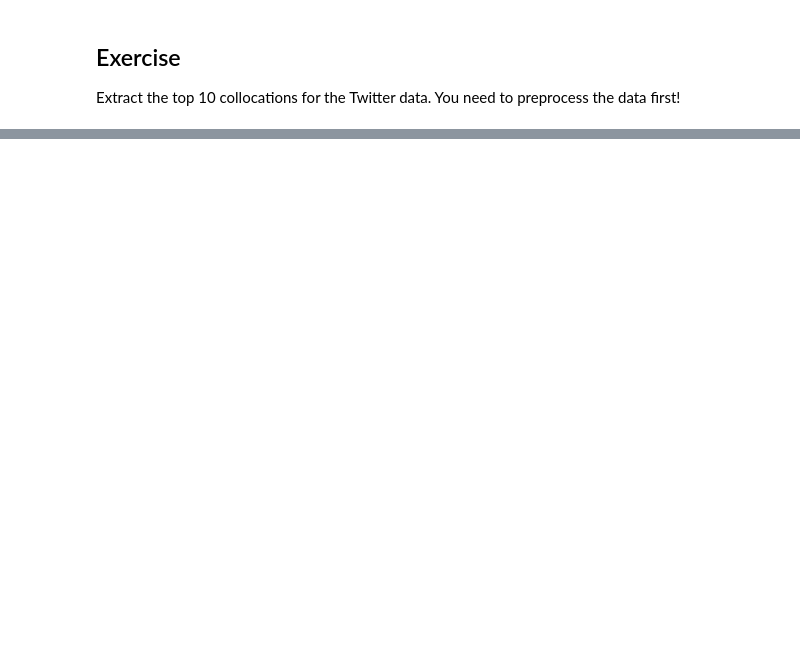
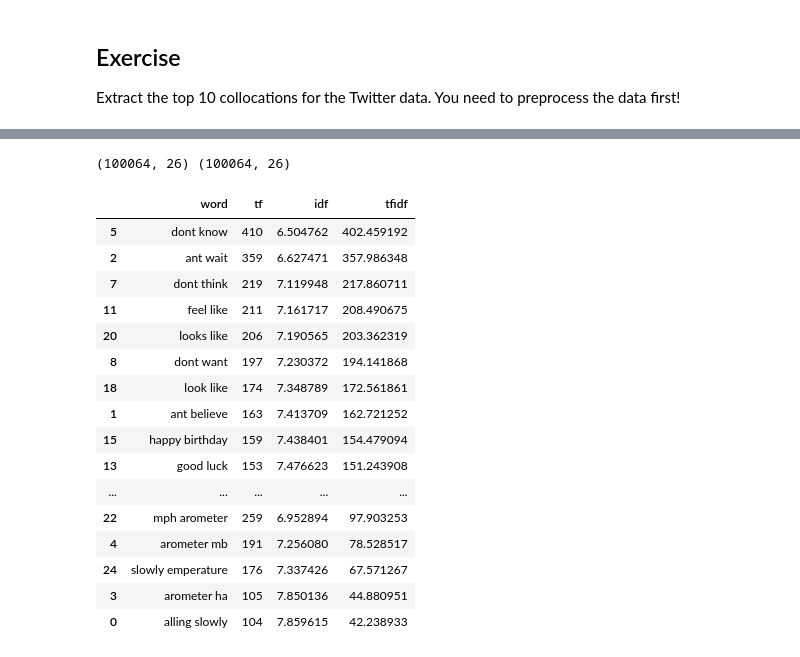
Before and after one commit to AzzaAbdelGhani/Natural_Language_Processing, a Jupyter notebook: Labs/3_Information_Retrieval.ipynb, the cells around one changed output, grey strips where cells are left out. Saved outputs shown, nothing was run; the diff lists cells and outputs as text; code cells hidden in the pictures; blank space fills up the shorter version.

```diff
--- a/Labs/3_Information_Retrieval.ipynb
+++ b/Labs/3_Information_Retrieval.ipynb
@@ -65,0 +98,5 @@ tweets = [line.strip() for line in open('tweets_en.txt', encoding='utf8')]
+# %%
+# your code here
+user_names_pattern = re.compile('@[A-Za-z0-9\.-_]+')
+user_tweets = [re.sub(user_names_pattern, '@USER', tweet) for tweet in tweets[:20]]
+user_tweets
@@ -69,0 +149,3 @@ Now, write a RegEx to extract all user names from the tweets
+# %%
+tweet = " Hi @azza"
+re.findall(user_names_pattern,tweet)
@@ -75,0 +158,10 @@ Write a RegEx to search for all hashtags containing the word `good` in them.
+# %%
+# your code here
+
+list_hash = []
+good_hashtag = re.compile('#[\w]*[Gg][Oo][Oo][Dd][\w]*')
+
+for tweet in tweets:
+  found = re.findall(good_hashtag,tweet)
+  if found:
+    print(found)
@@ -159,0 +515,38 @@ Extract the top 10 collocations for the Twitter data. You need to preprocess the
+# %%
+tfidf_vectorizer = TfidfVectorizer(analyzer='word',
+                                   min_df=0.001,
+                                   max_df=0.75,
+                                   stop_words='english',
+                                   sublinear_tf=True,
+                                   ngram_range = (2,2)
+                                   )
+X = tfidf_vectorizer.fit_transform(cleaned_tweets)
+vectorizer = CountVectorizer(analyzer='word', min_df=0.001, max_df=0.75, stop_words='english', ngram_range = (2,2))
+X2 = vectorizer.fit_transform(cleaned_tweets)
+print(X.shape ,X2.shape)
+df = pd.DataFrame(data={'word': vectorizer.get_feature_names(),
+                        'tf': X2.sum(axis=0).A1,
+                        'idf': tfidf_vectorizer.idf_,
+                        'tfidf': X.sum(axis=0).A1
+                       })
+df = df.sort_values(['tfidf', 'tf', 'idf'], ascending=False)
+df
+# %% [output]
+(100064, 26) (100064, 26)
+|  | word | tf | idf | tfidf |
+| 5 | dont know | 410 | 6.504762 | 402.459192 |
+| 2 | ant wait | 359 | 6.627471 | 357.986348 |
+| 7 | dont think | 219 | 7.119948 | 217.860711 |
+| 11 | feel like | 211 | 7.161717 | 208.490675 |
+| 20 | looks like | 206 | 7.190565 | 203.362319 |
+| 8 | dont want | 197 | 7.230372 | 194.141868 |
+| 18 | look like | 174 | 7.348789 | 172.561861 |
+| 1 | ant believe | 163 | 7.413709 | 162.721252 |
+| 15 | happy birthday | 159 | 7.438401 | 154.479094 |
+| 13 | good luck | 153 | 7.476623 | 151.243908 |
+| ... | ... | ... | ... | ... |
+| 22 | mph arometer | 259 | 6.952894 | 97.903253 |
+| 4 | arometer mb | 191 | 7.256080 | 78.528517 |
+| 24 | slowly emperature | 176 | 7.337426 | 67.571267 |
+| 3 | arometer ha | 105 | 7.850136 | 44.880951 |
+| 0 | alling slowly | 104 | 7.859615 | 42.238933 |
```
Also changed, not shown: parts of 33 cells of this notebook.
